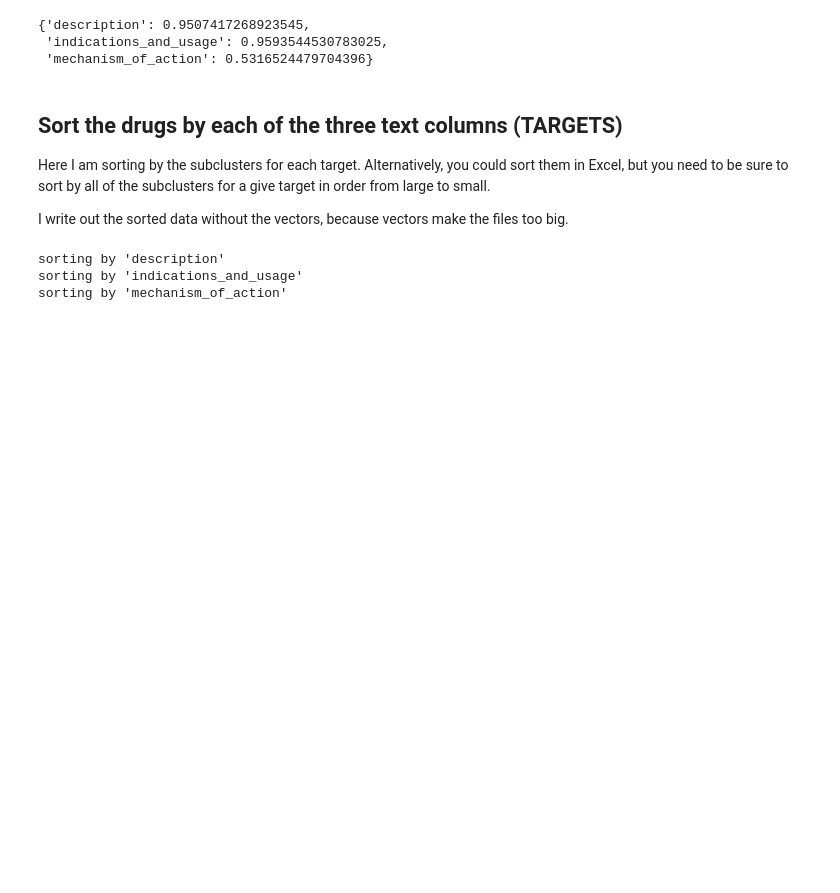
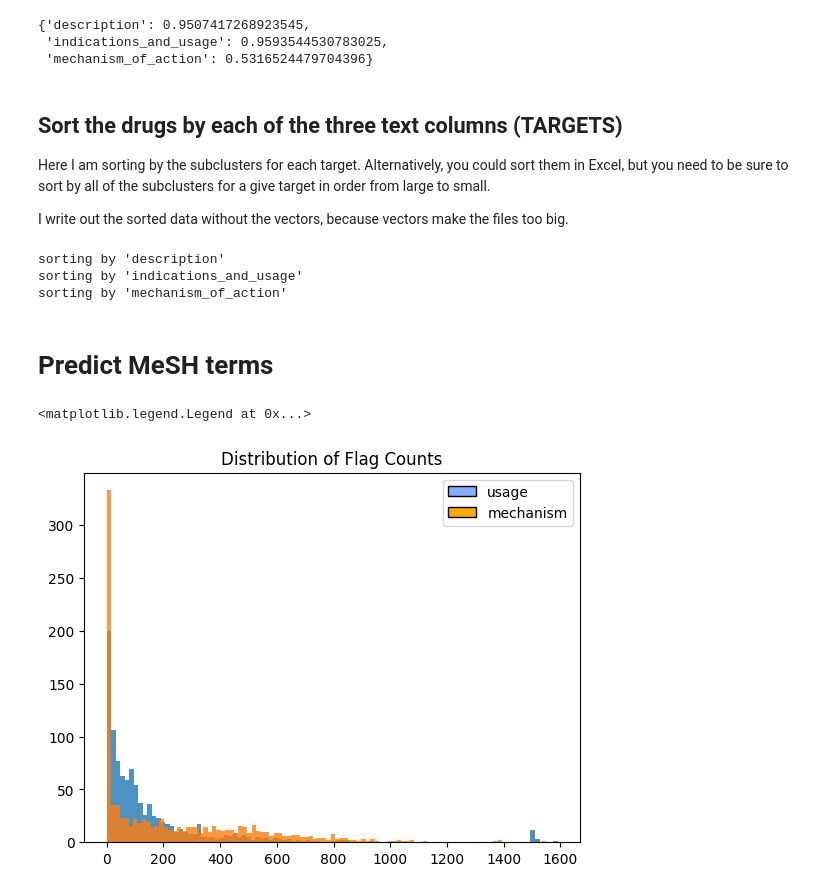
Before and after one commit to rmhorton/PMC_classifiers, a Jupyter notebook: drug_labels/drug_labels.ipynb, the cells around one changed output. Cells and saved outputs as stored; diff of their text form; code cells hidden in the pictures; blank space fills up the shorter version.

```diff
--- a/drug_labels/drug_labels.ipynb
+++ b/drug_labels/drug_labels.ipynb
@@ -385,3 +385,5 @@ for target in TARGETS:
        base_cols = ['brand_name', 'generic_name', 'description', 'indications_and_usage', 'mechanism_of_action']
        cluster_cols = [c for c in df if f"{target}_cluster" in c and 'vector' not in c]
        df[[*base_cols, *cluster_cols]].to_excel(f"human_prescription_drugs_sorted_by_{target}.xlsx")
+# %% [markdown]
+# Predict MeSH terms
@@ -387,0 +407,46 @@ for target in TARGETS:
+# %%
+# Concept matrix
+C = np.array([v for v in model_data['beta_unit_vector']])  # 1014, 768
+
+# Usage matrix
+U = np.array([v for v in human_prescription_drugs_df['indications_and_usage_vector']])  # 36806, 768
+
+# Mechanism matrix
+M = np.array([v for v in human_prescription_drugs_df['mechanism_of_action_vector']]) # 36806, 768
+
+# Usage scores
+U_scores = np.matmul(U, C.T)
+# U_scores.shape # (36806, 1014)
+
+# Mechanism scores
+M_scores = np.matmul(M, C.T)
+# %%
+def scores_to_flags(X, std_threshold=2):
+    column_means = np.mean(X, axis=0)
+    column_stds = np.std(X, axis=0)
+    thresholds = (column_means + std_threshold * column_stds)
+
+    Flags = np.apply_along_axis(lambda row: np.greater(row, thresholds).astype(int), 1, X)
+
+    return pd.DataFrame(Flags, columns=model_data['name'])
+
+std_threshold=3
+
+Flags_usage = scores_to_flags(U_scores, std_threshold)
+Flags_mechanism = scores_to_flags(M_scores, std_threshold)
+# %%
+import matplotlib.pyplot as plt
+from matplotlib.patches import Rectangle
+
+_ = plt.hist(np.sum(Flags_usage, axis=0), bins=100, alpha=0.8)
+
+_ = plt.hist(np.sum(Flags_mechanism, axis=0), bins=100, alpha=0.8)
+plt.title("Distribution of Flag Counts")
+
+#create legend
+handles = [Rectangle((0,0),1,1,color=c,ec="k") for c in ['#8af', '#fa0']]
+labels= ["usage", "mechanism"]
+plt.legend(handles, labels)
+# %% [output]
+<matplotlib.legend.Legend at 0x...>
+[figure, added]
```
Also changed, not shown: parts of 10 cells of this notebook, 1 other file.
